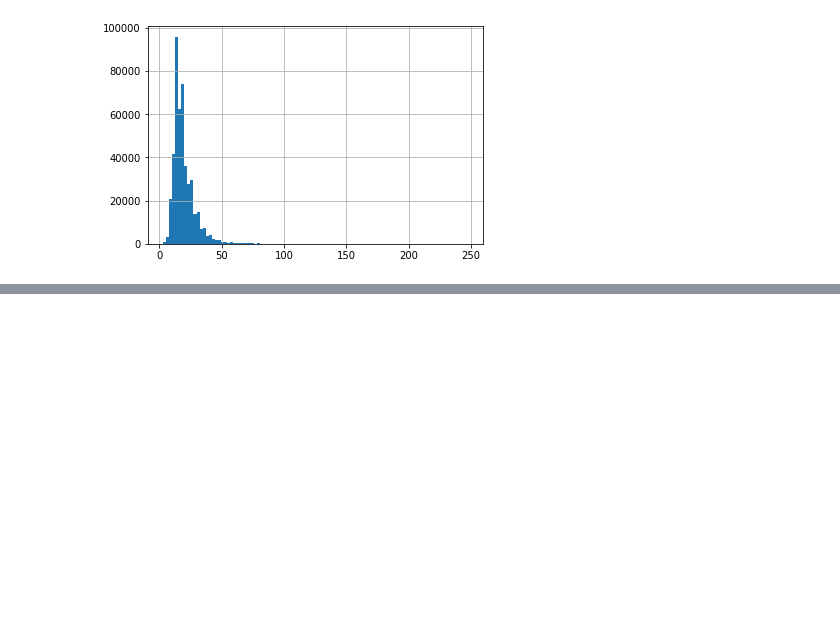
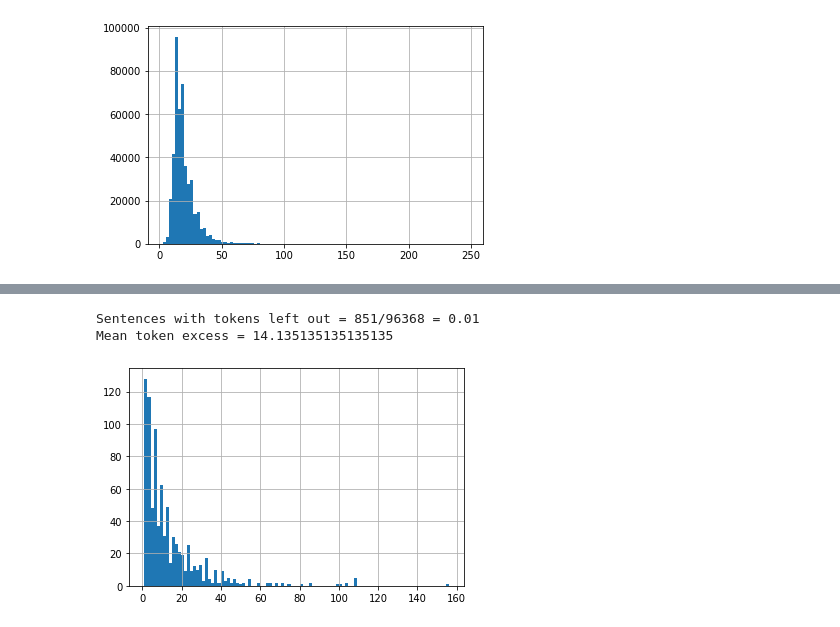
Before and after one commit to ricardokleinklein/EmotionalArt, a Jupyter notebook: notebooks/information_loss_text.ipynb, the cells around one changed output, grey strips where cells are left out. Saved outputs shown, nothing was run; the diff lists cells and outputs as text; code cells hidden in the pictures; blank space fills up the shorter version.

```diff
--- a/notebooks/information_loss_text.ipynb
+++ b/notebooks/information_loss_text.ipynb
@@ -66,0 +106,12 @@ Mean token excess = 20.575342465753426
+# %%
+max_len = tokenizer.tokenizer.model_max_length
+longest = semart[semart['nb_tokens'] > max_len]['nb_tokens'] - max_len
+ratio = len(longest)/len(semart)
+longest.hist(bins=100)
+print(f"Sentences with tokens left out = {len(longest)}/{(len(semart))} = "
+      f"{ratio:.2f}")
+print(f"Mean token excess = {longest.mean()}")
+# %% [output]
+Sentences with tokens left out = 851/96368 = 0.01
+Mean token excess = 14.135135135135135
+[figure, added]
```
Also changed, not shown: parts of 8 cells of this notebook, 2 other files.
